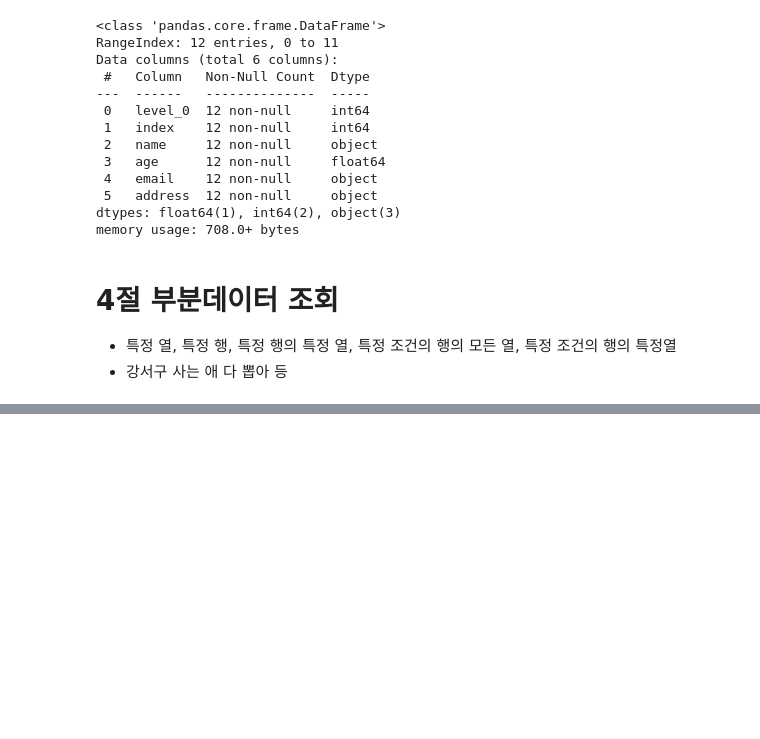
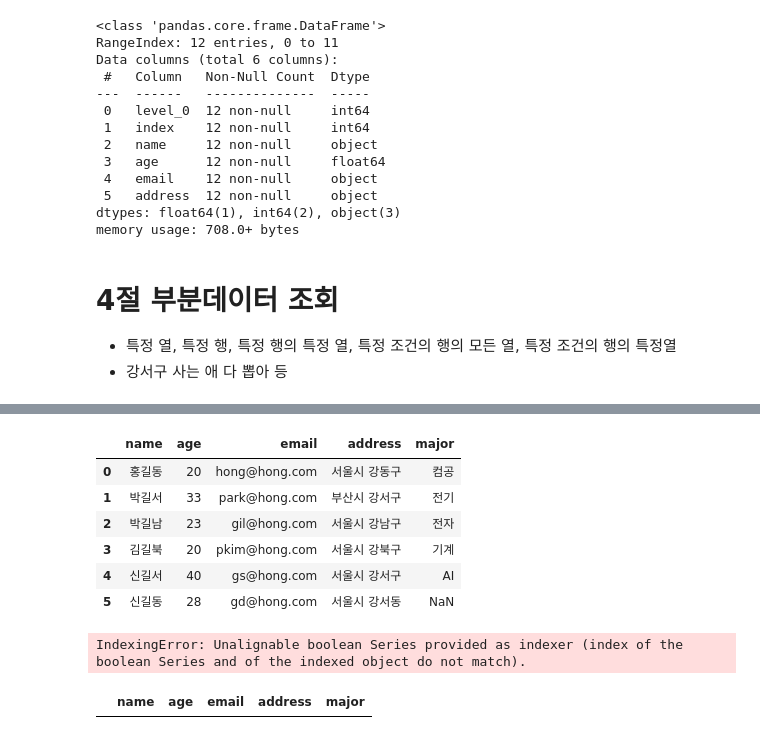
Before and after one commit to Termuni/IVS_Study, a Jupyter notebook: source/Python/ch10_Pandas(데이터프레임과_시리즈).ipynb, the cells around one changed output, grey strips where cells are left out. Cells and saved outputs as stored; diff of their text form; code cells hidden in the pictures; blank space fills up the shorter version.

```diff
--- a/source/Python/ch10_Pandas(데이터프레임과_시리즈).ipynb
+++ b/source/Python/ch10_Pandas(데이터프레임과_시리즈).ipynb
@@ -342,0 +683,22 @@ member = pd.read_csv('data/ch09_member2.csv')
+# %%
+member = pd.read_csv('data/ch09_member2.csv')
+member['major'] = ['컴공', '전기', '전자', '기계', 'AI', np.nan]
+member
+# %% [output]
+|  | name | age | email | address | major |
+| 0 | 홍길동 | 20 | hong@hong.com | 서울시 강동구 | 컴공 |
+| 1 | 박길서 | 33 | park@hong.com | 부산시 강서구 | 전기 |
+| 2 | 박길남 | 23 | gil@hong.com | 서울시 강남구 | 전자 |
+| 3 | 김길북 | 20 | pkim@hong.com | 서울시 강북구 | 기계 |
+| 4 | 신길서 | 40 | gs@hong.com | 서울시 강서구 | AI |
+| 5 | 신길동 | 28 | gd@hong.com | 서울시 강서동 | NaN |
+# %%
+#행 삭제
+member_temp = member
+type(member_temp['major'].isna())
+#member_temp.drop(lambda member_temp['major'].isna()
+nan_rows = member.isna().any(axis=1)
+member_temp = member.drop(index=df[nan_rows].index)
+member_temp
+# %% [output]
+IndexingError: Unalignable boolean Series provided as indexer (index of the boolean Series and of the indexed object do not match).
@@ -342,0 +707,4 @@ member = pd.read_csv('data/ch09_member2.csv')
+# %%
+member
+# %% [output]
+|  | name | age | email | address | major |
```
Also changed, not shown: parts of 87 cells of this notebook, 12 other files.
